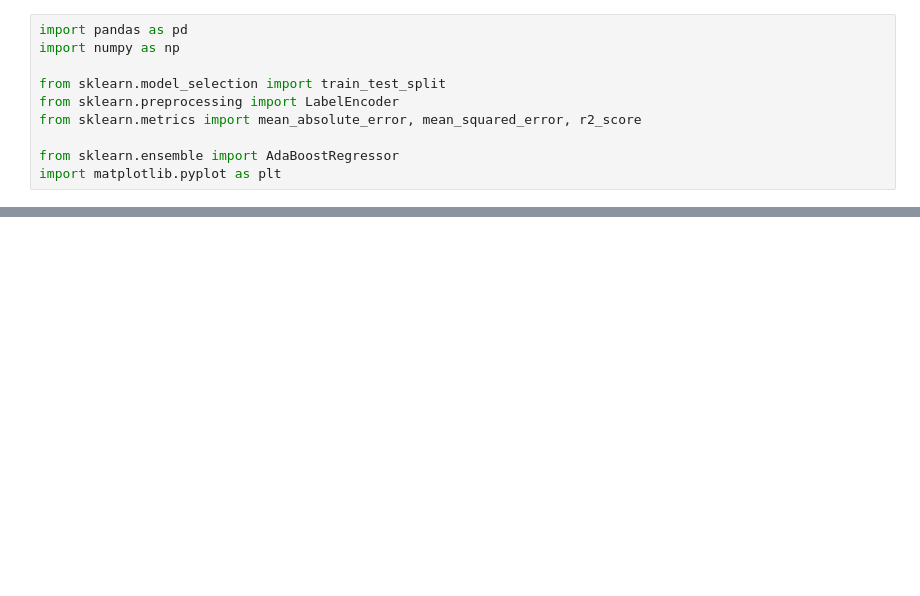
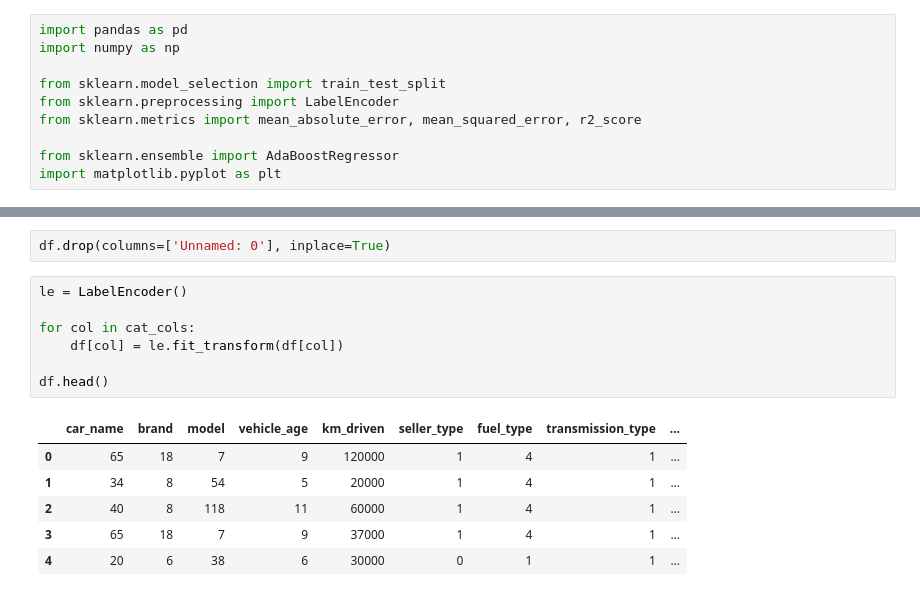
Before and after one commit to Harshraj112/ML_minProjects, a Jupyter notebook: Adaboost/adaboost_regression.ipynb, the cells around one changed output, grey strips where cells are left out. Drawn from its saved outputs; the diff is of its cells as text; blank space fills up the shorter version.

```diff
--- a/Adaboost/adaboost_regression.ipynb
+++ b/Adaboost/adaboost_regression.ipynb
@@ -20,0 +34,16 @@ df.head()
+# %%
+df.drop(columns=['Unnamed: 0'], inplace=True)
+# %%
+le = LabelEncoder()
+
+for col in cat_cols:
+    df[col] = le.fit_transform(df[col])
+
+df.head()
+# %% [output]
+|  | car_name | brand | model | vehicle_age | km_driven | seller_type | fuel_type | transmission_type | ... |
+| 0 | 65 | 18 | 7 | 9 | 120000 | 1 | 4 | 1 | ... |
+| 1 | 34 | 8 | 54 | 5 | 20000 | 1 | 4 | 1 | ... |
+| 2 | 40 | 8 | 118 | 11 | 60000 | 1 | 4 | 1 | ... |
+| 3 | 65 | 18 | 7 | 9 | 37000 | 1 | 4 | 1 | ... |
+| 4 | 20 | 6 | 38 | 6 | 30000 | 0 | 1 | 1 | ... |
```
Also changed, not shown: parts of 14 cells of this notebook.
